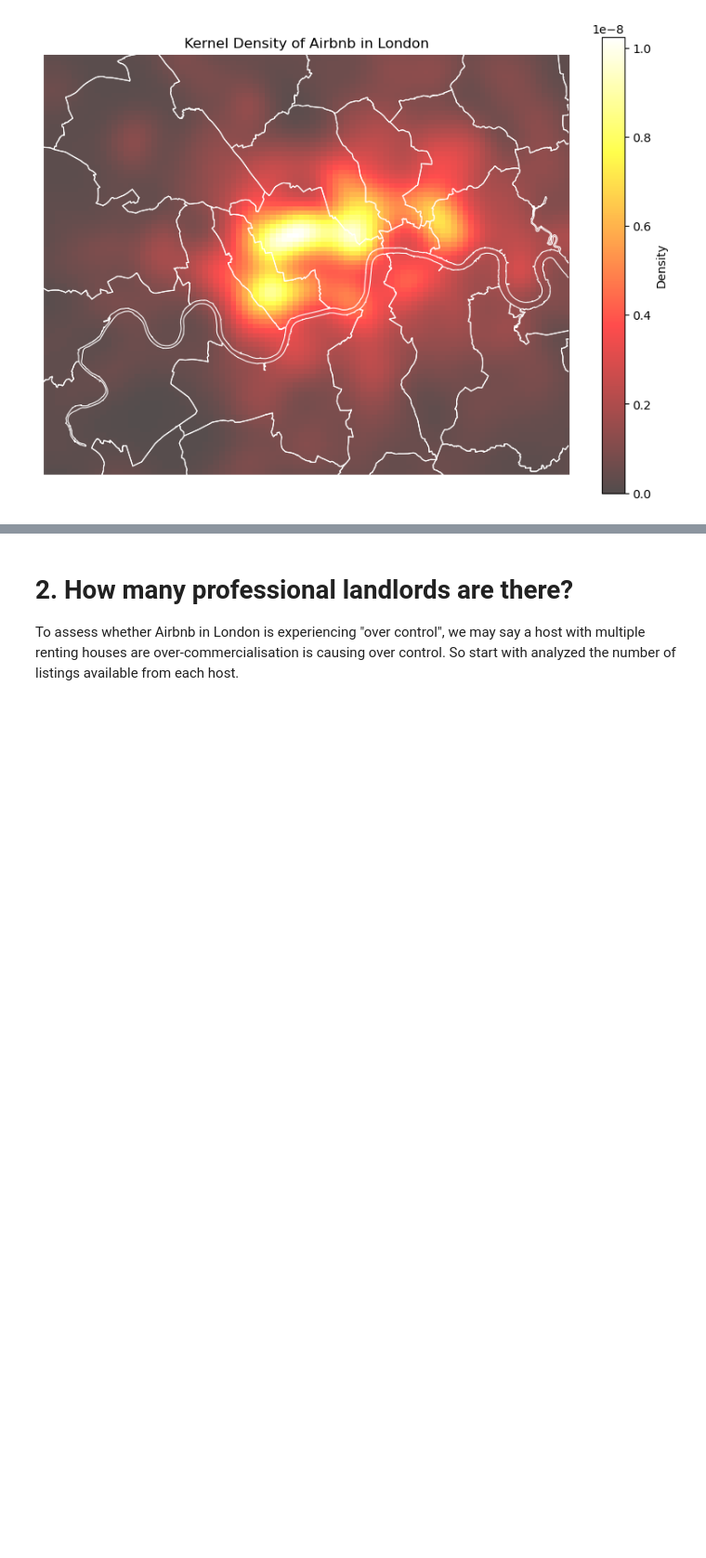
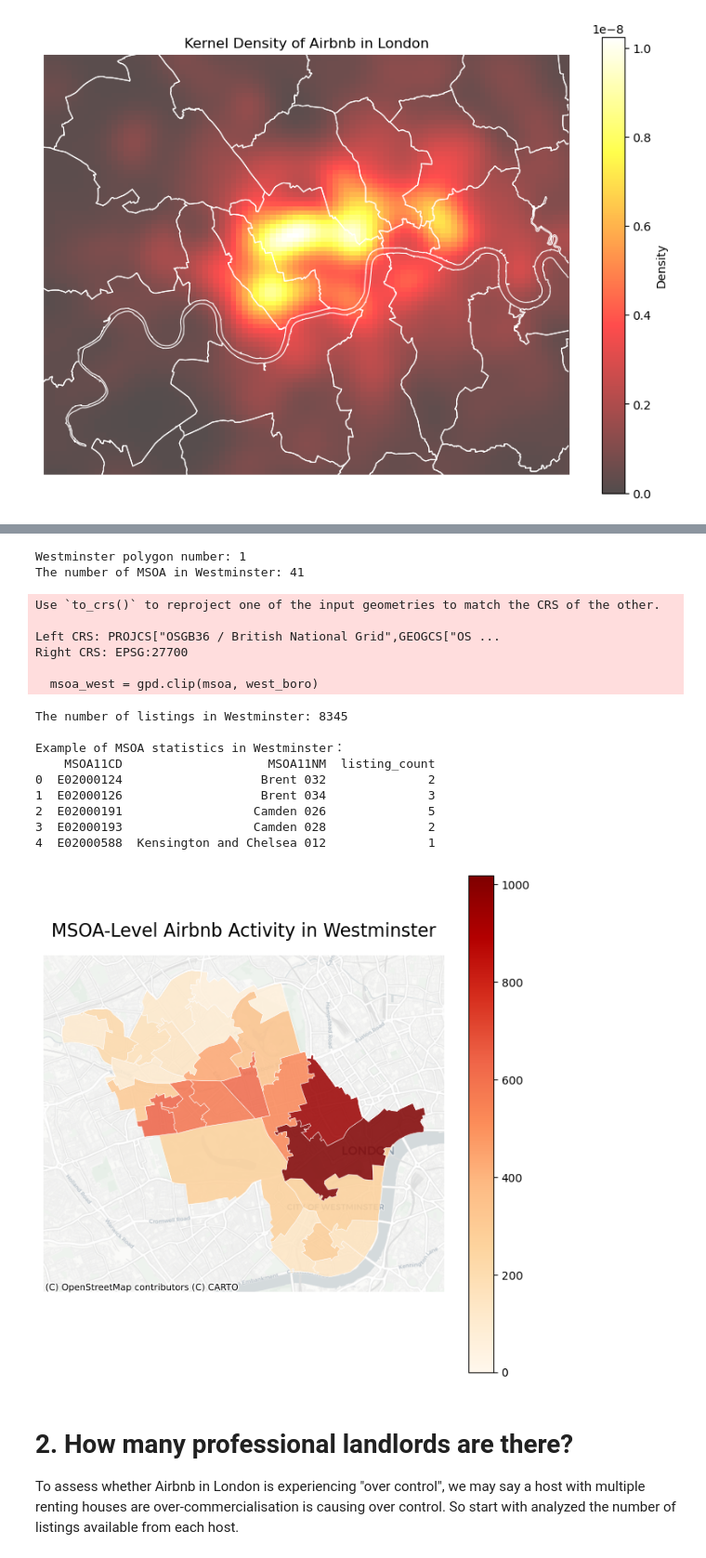
Before and after one commit to Levine-l/fsds-group, a Jupyter notebook: Group_project.ipynb, the cells around one changed output, grey strips where cells are left out. Shown at 93% size. Saved outputs shown, nothing was run; the diff lists cells and outputs as text; code cells hidden in the pictures; blank space fills up the shorter version.

```diff
--- a/Group_project.ipynb
+++ b/Group_project.ipynb
@@ -467,3 +533,78 @@ plt.show()
+# %%
+#Only take the Borough polygon from Westminster.
+LA = "Westminster"
+west_boro = boroughs[boroughs["NAME"] == LA].copy()
+print("Westminster polygon number:", len(west_boro))
+
+#Use Westminster polygon to crop MSOA (only keep MSOAs in Westminster).
+msoa_west = gpd.clip(msoa, west_boro)
+print("The number of MSOA in Westminster:", len(msoa_west))
+
+pts_west_msoa = gpd.sjoin(
+    gdf_listings,
+    msoa_west[["MSOA11CD", "MSOA11NM", "geometry"]],
+    predicate="within",
+    how="inner"     # just need the spots in MSOA
+)
+print("The number of listings in Westminster:", len(pts_west_msoa))
+
+#Statistics by MSOA: How many listings are there per MSOA?
+msoa_stats = (
+    pts_west_msoa
+      .groupby(["MSOA11CD", "MSOA11NM"])
+      .size()
+      .reset_index(name="listing_count")
+)
+print("\nExample of MSOA statistics in Westminster：")
+print(msoa_stats.head())
+
+#Merge listing_count back into Westminster's MSOA polygon
+msoa_west_counts = msoa_west.merge(
+    msoa_stats,
+    on=["MSOA11CD", "MSOA11NM"],
+    how="left"
+)
+
+#For MSOA without a listing, enter 0.
+msoa_west_counts["listing_count"] = msoa_west_counts["listing_count"].fillna(0)
+
+#Convert to Web Mercator for overlaying background images
+msoa_west_3857 = msoa_west_counts.to_crs(epsg=3857)
+
+#plot：MSOA-Level Airbnb Activity in Westminster
+fig, ax = plt.subplots(figsize=(8, 8))
+msoa_west_3857.plot(
+    column="listing_count",
+    cmap="OrRd",
+    linewidth=0.4,
+    edgecolor="white",
+    legend=True,
+    ax=ax,
+    alpha=0.85
+)
+cx.add_basemap(ax, source=cx.providers.CartoDB.Positron)
+ax.set_axis_off()
+ax.set_title("MSOA-Level Airbnb Activity in Westminster", fontsize=16)
+plt.show()
+# %% [output]
+Westminster polygon number: 1
+The number of MSOA in Westminster: 41
+Use `to_crs()` to reproject one of the input geometries to match the CRS of the other.
+
+Left CRS: PROJCS["OSGB36 / British National Grid",GEOGCS["OS ...
+Right CRS: EPSG:27700
+
+  msoa_west = gpd.clip(msoa, west_boro)
+The number of listings in Westminster: 8345
+
+Example of MSOA statistics in Westminster：
+    MSOA11CD                    MSOA11NM  listing_count
+0  E02000124                   Brent 032              2
+1  E02000126                   Brent 034              3
+2  E02000191                  Camden 026              5
+3  E02000193                  Camden 028              2
+4  E02000588  Kensington and Chelsea 012              1
+[figure, added]
 # %% [markdown]
 # 2. How many professional landlords are there?
 To assess whether Airbnb in London is experiencing "over control", we may say a host with multiple renting houses are over-commercialisation is causing over control. So start with analyzed the number of listings available from each host.
```
Also changed, not shown: parts of 19 cells of this notebook.
